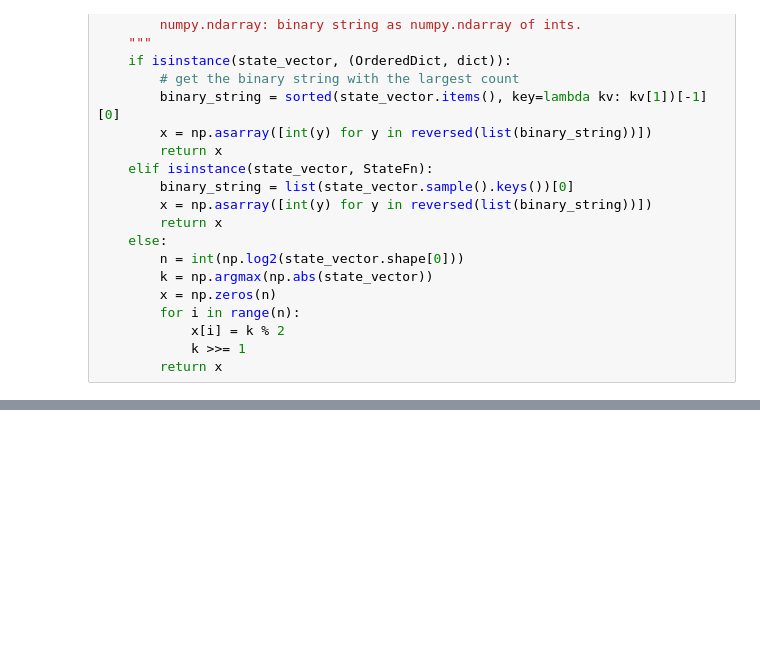
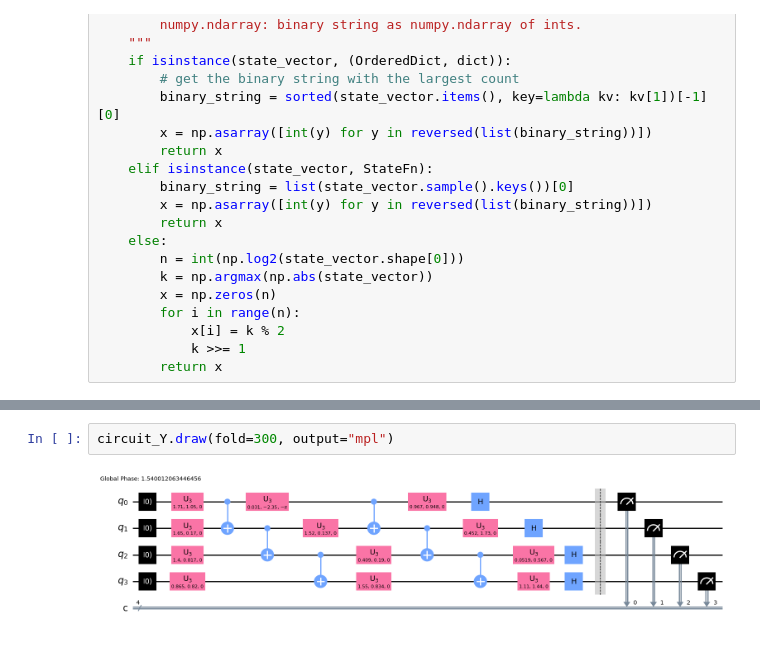
Before and after one commit to lumapools/qaoa_sat-nae, a Jupyter notebook: alternate_form.ipynb, the cells around one changed output, grey strips where cells are left out. Cells and saved outputs as stored; diff of their text form; blank space fills up the shorter version.

```diff
--- a/alternate_form.ipynb
+++ b/alternate_form.ipynb
@@ -233,0 +334,4 @@ full output: [1, 1, 1, 0]
+# %%
+circuit_Y.draw(fold=300, output="mpl")
+# %% [output]
+[figure, added]
```
Also changed, not shown: parts of 21 cells of this notebook.
